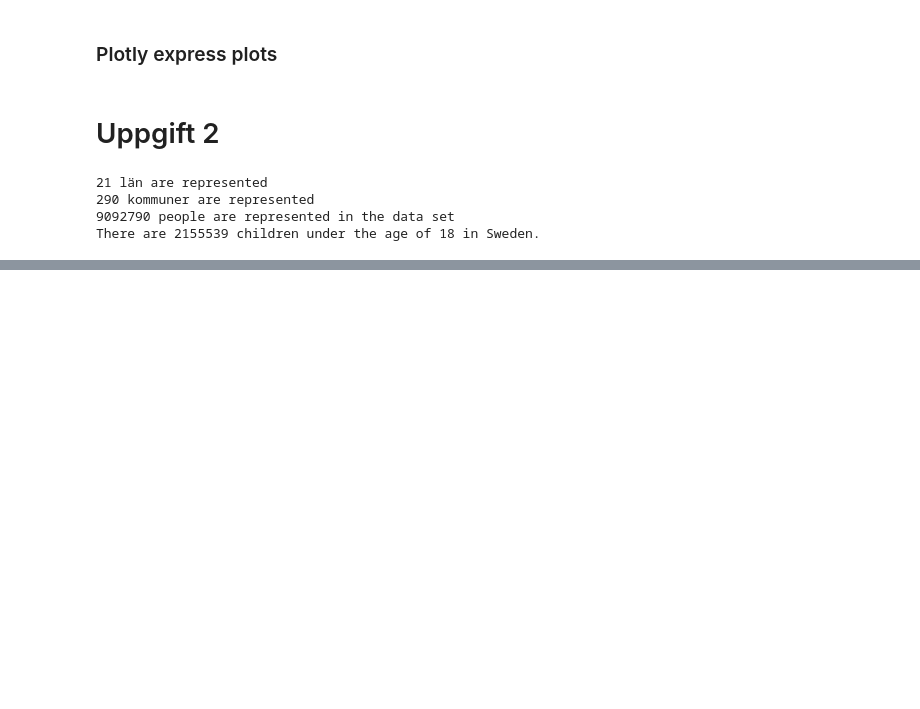
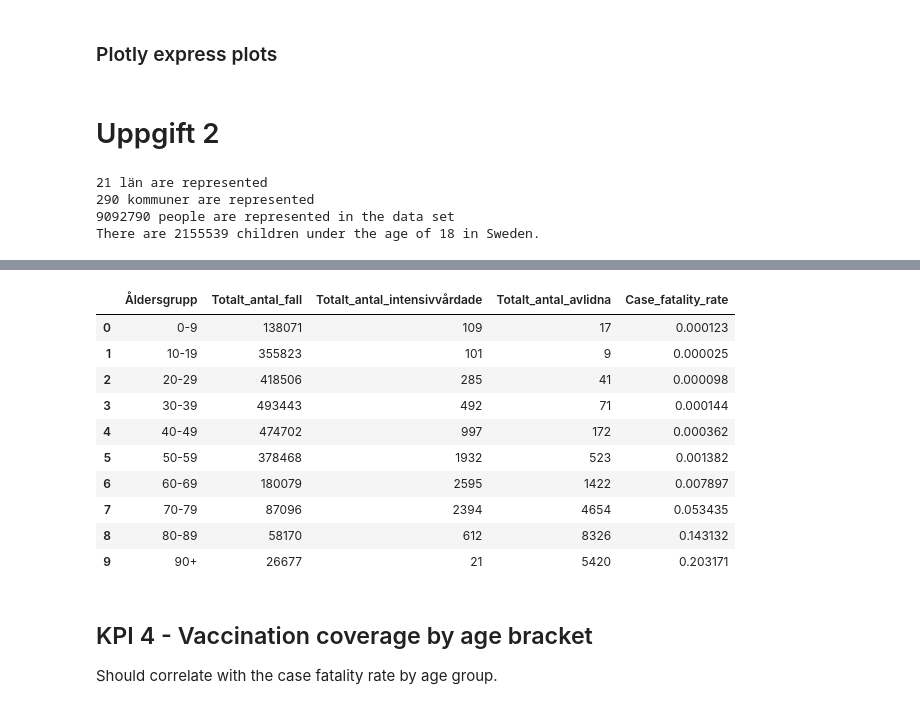
Before and after one commit to jvesand/data-processing-johan-sandberg, a Jupyter notebook: Labs/Lab-Covid/lab_covid.ipynb, the cells around one changed output, grey strips where cells are left out. Saved outputs shown, nothing was run; the diff lists cells and outputs as text; code cells hidden in the pictures; blank space fills up the shorter version.

```diff
--- a/Labs/Lab-Covid/lab_covid.ipynb
+++ b/Labs/Lab-Covid/lab_covid.ipynb
@@ -233,0 +329,3 @@ fig.write_html("Visualizations/SWE_Vaccination_shots_sthml_and_vgota.html")
+# %%
+df_age = cases_sheets["Totalt antal per åldersgrupp"]
+df_age
@@ -233,0 +345,23 @@ fig.write_html("Visualizations/SWE_Vaccination_shots_sthml_and_vgota.html")
+# %%
+# drop data missing age information
+df_age = df_age.set_index("Åldersgrupp").drop("Uppgift saknas").reset_index()
+
+df_age["Case_fatality_rate"] = df_age["Totalt_antal_avlidna"] / df_age["Totalt_antal_fall"]
+# %%
+# clean up age values
+df_age["Åldersgrupp"] = df_age["Åldersgrupp"].str.replace("Ålder_", "")
+df_age["Åldersgrupp"] = df_age["Åldersgrupp"].str.replace("_", "-")
+df_age["Åldersgrupp"] = df_age["Åldersgrupp"].str.replace("-plus", "+")
+df_age
+# %% [output]
+|  | Åldersgrupp | Totalt_antal_fall | Totalt_antal_intensivvårdade | Totalt_antal_avlidna | Case_fatality_rate |
+| 0 | 0-9 | 138071 | 109 | 17 | 0.000123 |
+| 1 | 10-19 | 355823 | 101 | 9 | 0.000025 |
+| 2 | 20-29 | 418506 | 285 | 41 | 0.000098 |
+| 3 | 30-39 | 493443 | 492 | 71 | 0.000144 |
+| 4 | 40-49 | 474702 | 997 | 172 | 0.000362 |
+| 5 | 50-59 | 378468 | 1932 | 523 | 0.001382 |
+| 6 | 60-69 | 180079 | 2595 | 1422 | 0.007897 |
+| 7 | 70-79 | 87096 | 2394 | 4654 | 0.053435 |
+| 8 | 80-89 | 58170 | 612 | 8326 | 0.143132 |
+| 9 | 90+ | 26677 | 21 | 5420 | 0.203171 |
@@ -233,0 +380,4 @@ fig.write_html("Visualizations/SWE_Vaccination_shots_sthml_and_vgota.html")
+# %% [markdown]
+## KPI 4 - Vaccination coverage by age bracket
+
+Should correlate with the case fatality rate by age group.
```
Also changed, not shown: parts of 22 cells of this notebook, 11 other files.
